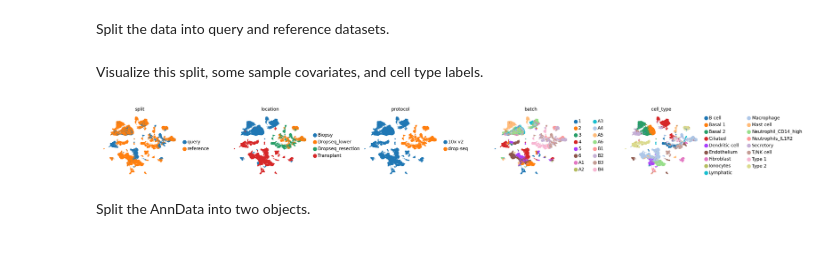
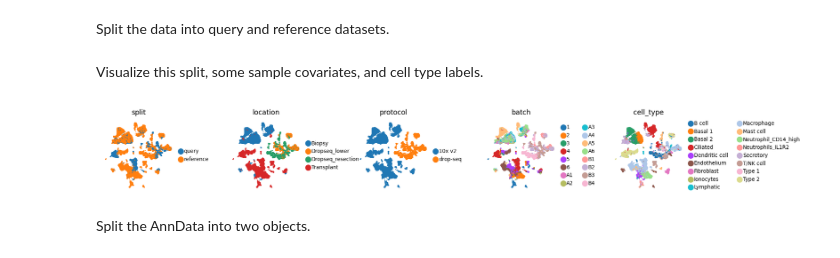
Before and after one commit to quadbio/cellmapper, a Jupyter notebook: docs/notebooks/tutorials/query_to_reference_mapping.ipynb, the cells around one changed output. Drawn from its saved outputs; the diff is of its cells as text; code cells hidden in the pictures.

Commit message:
Finalize figures

```diff
--- a/docs/notebooks/tutorials/query_to_reference_mapping.ipynb
+++ b/docs/notebooks/tutorials/query_to_reference_mapping.ipynb
@@ -65,12 +65,12 @@ adata.obs["split"] = pd.Categorical(
 # %% [markdown]
 Visualize this split, some sample covariates, and cell type labels.
 # %%
-with plt.rc_context({"figure.figsize": (2.5, 2), "legend.fontsize": 8, "axes.titlesize": 8}):
+with plt.rc_context({"figure.figsize": (1.5, 1.5), "legend.fontsize": 6, "axes.titlesize": 8}):
     sc.pl.embedding(
-        adata, basis="umap", color=["split", "location", "protocol", "batch", "cell_type"], ncols=5, wspace=0.5
+        adata, basis="umap", color=["split", "location", "protocol", "batch", "cell_type"], ncols=5, wspace=0.6
     )
 # %% [output]
-[figure, old version]
+[figure, new version]
 # %% [markdown]
 Split the AnnData into two objects.
 # %%
```
Also changed, not shown: parts of 4 cells of this notebook.
